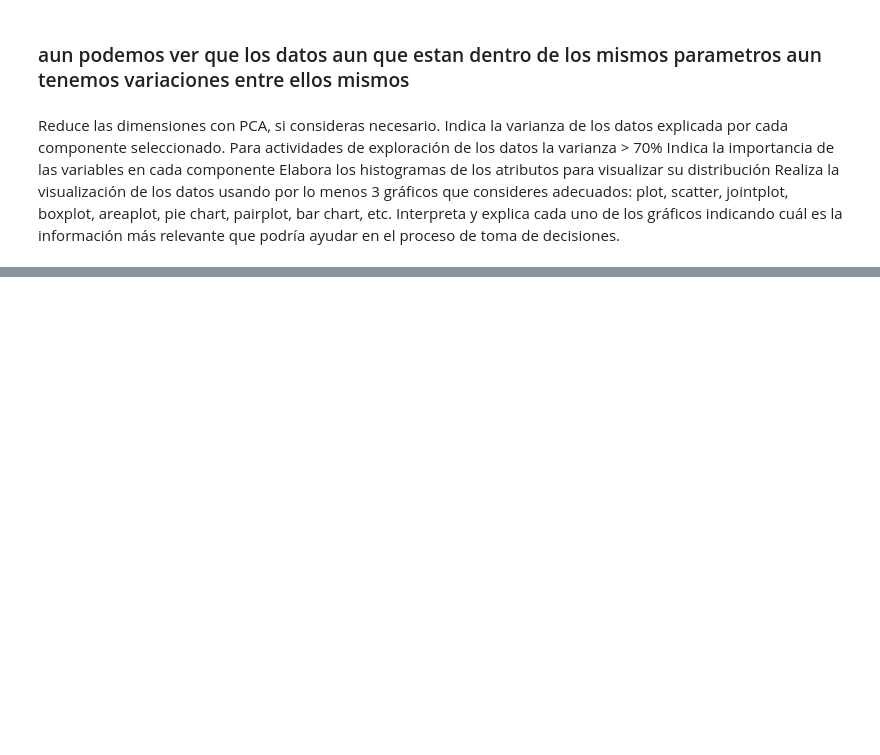
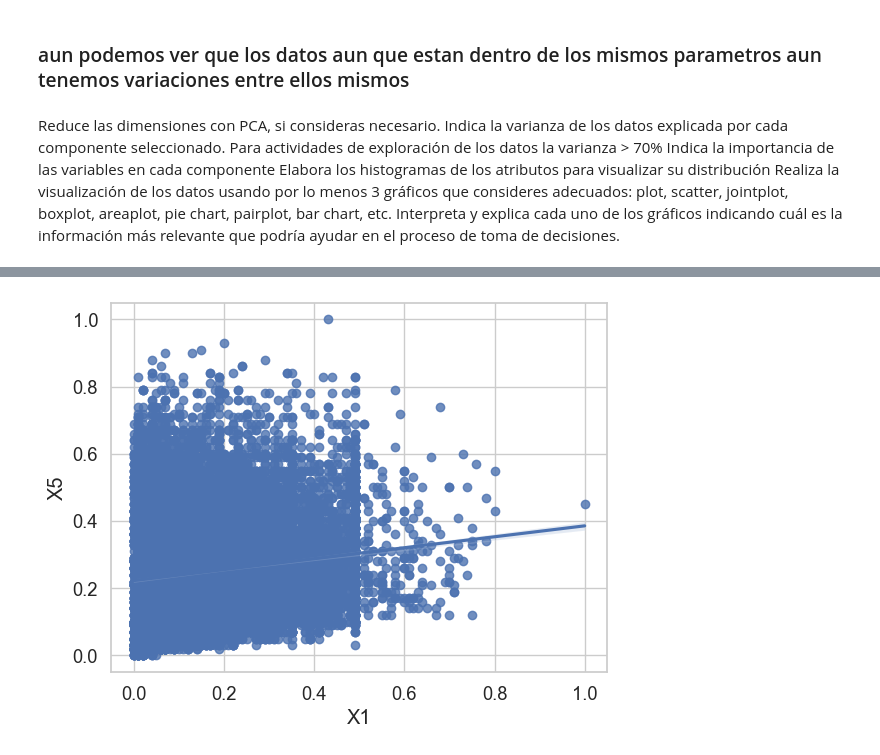
Before and after one commit to PosgradoMNA/actividades-de-aprendizaje-Rodrigo-Rodriguez-Rodriguez, a Jupyter notebook: Actividad6/Actividad 6 Visualizacion de Datos.ipynb, the cells around one changed output, grey strips where cells are left out. Drawn from its saved outputs; the diff is of its cells as text; code cells hidden in the pictures; blank space fills up the shorter version.

```diff
--- a/Actividad6/Actividad 6 Visualizacion de Datos.ipynb
+++ b/Actividad6/Actividad 6 Visualizacion de Datos.ipynb
@@ -523,0 +614,8 @@ Interpreta y explica cada uno de los gráficos indicando cuál es la informació
+# %%
+p = sns.regplot(data = df,
+                x = df.X1,
+                y = df.X5
+               )
+plt.show()
+# %% [output]
+[figure, added]
```
Also changed, not shown: parts of 58 cells of this notebook, 3 other files.
